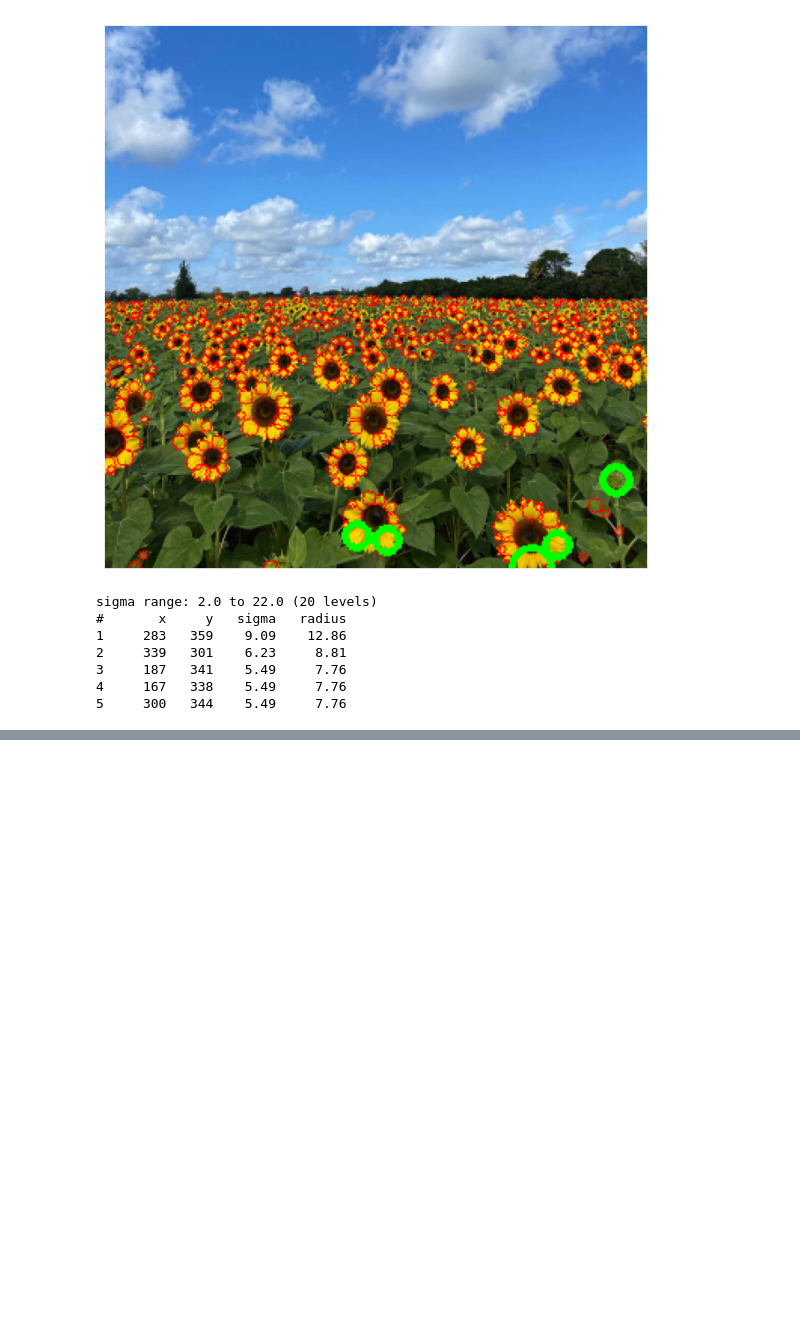
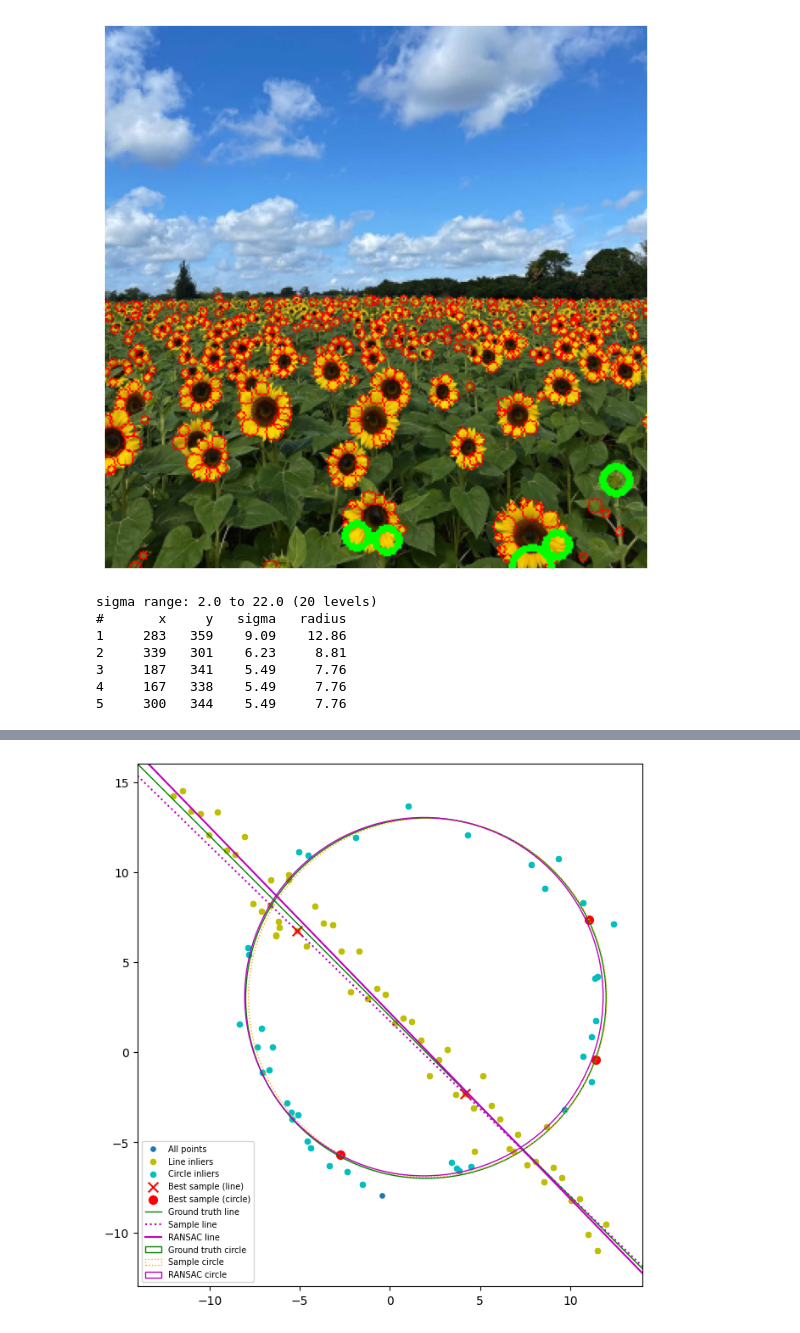
Before and after one commit to OshadhaVihanga/230481E-EN3160-Assignment-2, a Jupyter notebook: Untitled-1.ipynb, the cells around one changed output, grey strips where cells are left out. Saved outputs shown, nothing was run; the diff lists cells and outputs as text; code cells hidden in the pictures; blank space fills up the shorter version.

```diff
--- a/Untitled-1.ipynb
+++ b/Untitled-1.ipynb
@@ -55,0 +60,93 @@ sigma range: 2.0 to 22.0 (20 levels)
+# %%
+import numpy as np, matplotlib.pyplot as plt
+from scipy.optimize import minimize
+
+np.random.seed(0)
+
+# ---- Generate data (Listing 1) ----
+N = 100; half_n = N // 2
+r, x0_gt, y0_gt = 10, 2, 3
+t_ = np.random.uniform(0, 2*np.pi, half_n)
+n_ = (r/16) * np.random.randn(half_n)
+X_circ = np.c_[x0_gt + (r+n_)*np.cos(t_), y0_gt + (r+n_)*np.sin(t_)]
+m, b = -1, 2
+xl = np.linspace(-12, 12, half_n)
+X_line = np.c_[xl, m*xl + b + np.random.randn(half_n)]
+X = np.vstack((X_circ, X_line))
+
+# ---- Helpers ----
+def line_from_pts(p, q):                 # unit normal (a,b) and d
+    dx, dy = q - p
+    L = np.hypot(dx, dy)
+    if L < 1e-9: return None
+    n = np.array([-dy, dx]) / L          # ||n|| = 1
+    return n, n @ p
+
+def tls_line(P):                         # total least squares refit
+    mu = P.mean(0); U = P - mu
+    n = np.linalg.eigh(U.T @ U)[1][:, 0] # smallest eigenvalue
+    return n, n @ mu
+
+def circle_from_pts(p1, p2, p3):         # circle through 3 points
+    A = 2*np.array([p2-p1, p3-p1])
+    c = np.array([p2@p2 - p1@p1, p3@p3 - p1@p1])
+    if abs(np.linalg.det(A)) < 1e-9: return None
+    ctr = np.linalg.solve(A, c)
+    return ctr, np.linalg.norm(p1 - ctr)
+
+# ---- (a) RANSAC line ----
+t_line, d_line, iters = 1.96*1.0, 35, 200   # thresh = 1.96*sigma
+best_n, best = 0, None
+for _ in range(iters):
+    idx = np.random.choice(len(X), 2, replace=False)
+    mdl = line_from_pts(X[idx[0]], X[idx[1]])
+    if mdl is None: continue
+    inl = np.abs(X @ mdl[0] - mdl[1]) < t_line
+    if inl.sum() >= d_line and inl.sum() > best_n:
+        best_n, best = inl.sum(), (idx, mdl, inl)
+l_idx, l_sample, l_inl = best
+a_b, d_fit = tls_line(X[l_inl])          # refit on inliers
+print(f"Line sample model : a,b={l_sample[0].round(3)}, d={l_sample[1]:.3f}")
+print(f"Line refit (TLS)  : a,b={a_b.round(3)}, d={d_fit:.3f}, inliers={l_inl.sum()}")
+
+# ---- (b) RANSAC circle on remnant ----
+R = X[~l_inl]
+t_circ, d_circ = 1.96*(r/16), 25         # thresh = 1.96*sigma
+best_n, bestc = 0, None
+for _ in range(iters):
+    idx = np.random.choice(len(R), 3, replace=False)
+    mdl = circle_from_pts(*R[idx])
+    if mdl is None: continue
+    inl = np.abs(np.linalg.norm(R - mdl[0], axis=1) - mdl[1]) < t_circ
+    if inl.sum() >= d_circ and inl.sum() > best_n:
+        best_n, bestc = inl.sum(), (idx, mdl, inl)
+c_idx, c_sample, c_inl = bestc
+
+# Refit circle on inliers with minimize
+P = R[c_inl]
+cost = lambda p: np.sum((np.linalg.norm(P - p[:2], axis=1) - p[2])**2)
+res = minimize(cost, [*c_sample[0], c_sample[1]])
+cx, cy, cr = res.x
+print(f"Circle sample model: center={c_sample[0].round(3)}, r={c_sample[1]:.3f}")
+print(f"Circle refit      : center=({cx:.3f},{cy:.3f}), r={cr:.3f}, inliers={c_inl.sum()}")
+print(f"Ground truth      : center=({x0_gt},{y0_gt}), r={r}; line y=-x+2")
+
+# ---- (c) Plot ----
+fig, ax = plt.subplots(figsize=(8, 8))
+ax.scatter(*X.T, c='tab:blue', s=15, label='All points')
+ax.scatter(*X[l_inl].T, c='y', s=20, label='Line inliers')
+ax.scatter(*P.T, c='c', s=20, label='Circle inliers')
+ax.scatter(*X[l_idx].T, c='r', marker='x', s=70, label='Best sample (line)')
+ax.scatter(*R[c_idx].T, c='r', s=50, label='Best sample (circle)')
+
+xs = np.array([-14, 14])
+def line_y(n, d): return (d - n[0]*xs) / n[1]
+ax.plot(xs, m*xs + b, 'g-', lw=1, label='Ground truth line')
+ax.plot(xs, line_y(*l_sample), 'm:', label='Sample line')
+ax.plot(xs, line_y(a_b, d_fit), 'm-', label='RANSAC line')
+ax.add_patch(plt.Circle((x0_gt, y0_gt), r, fill=False, color='g', label='Ground truth circle'))
+ax.add_patch(plt.Circle(c_sample[0], c_sample[1], fill=False, color='orange', ls=':', label='Sample circle'))
+ax.add_patch(plt.Circle((cx, cy), cr, fill=False, color='m', label='RANSAC circle'))
+ax.set_xlim(-14, 14); ax.set_ylim(-13, 16); ax.set_aspect('equal'); ax.legend(fontsize=7)
+plt.show()
+# %% [output]
@@ -55,0 +158 @@ sigma range: 2.0 to 22.0 (20 levels)
+[figure, added]
```
Also changed, not shown: parts of 3 cells of this notebook.
